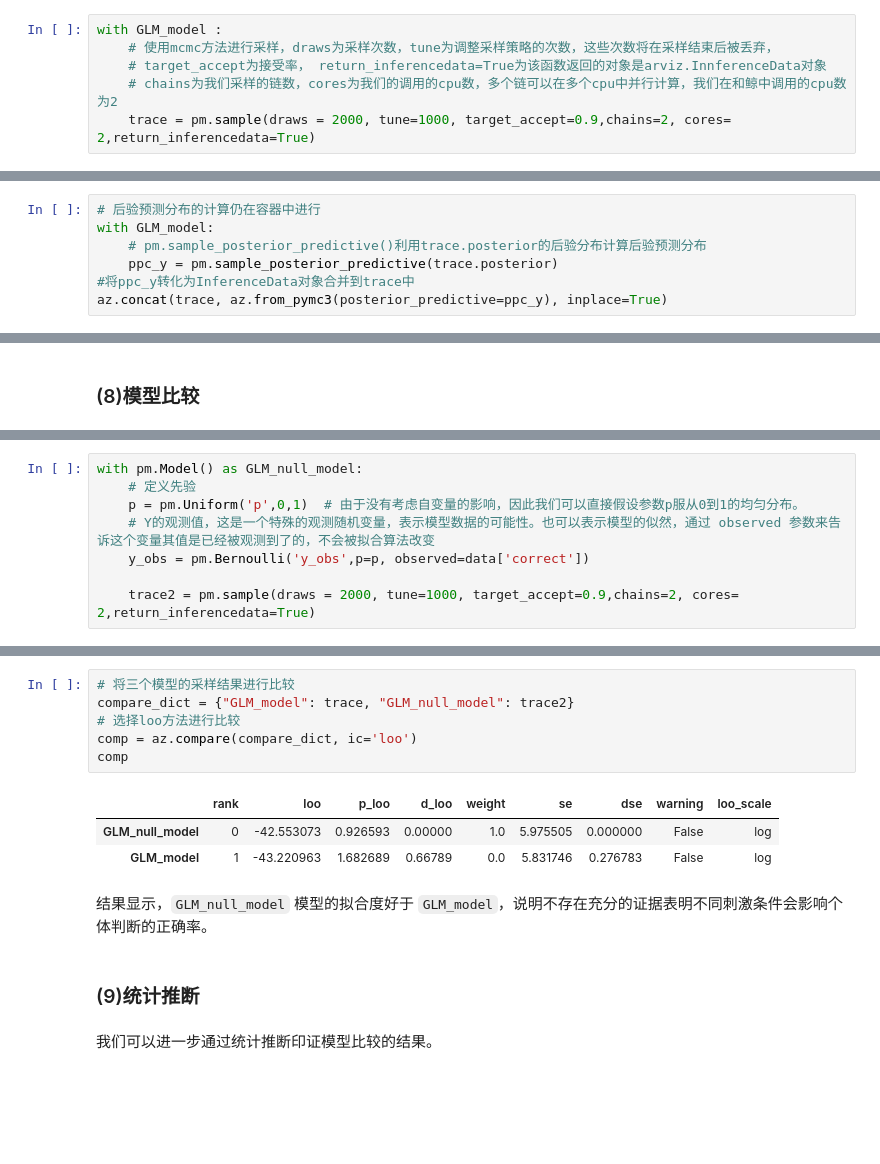
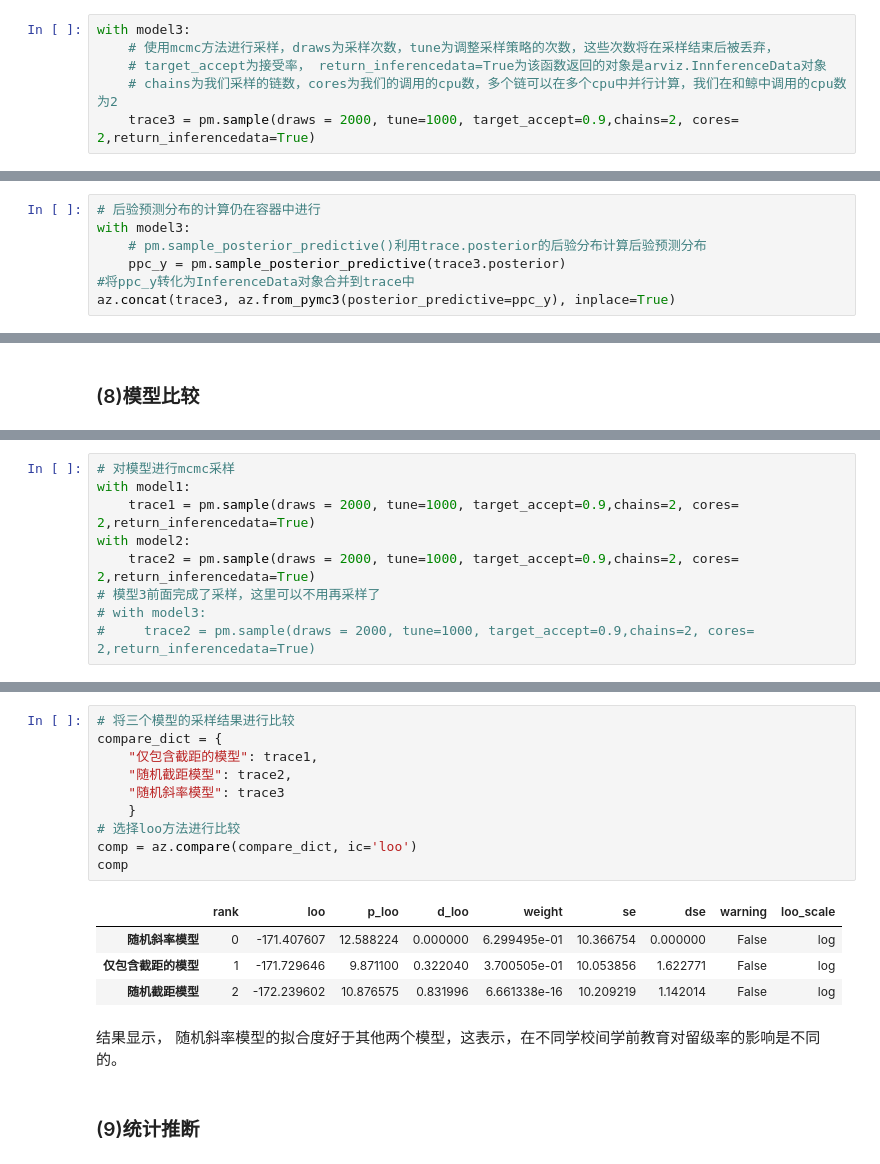
Before and after one commit to Utenna/PyBayesian, a Jupyter notebook: pan/Wanke_1202.ipynb, the cells around one changed output, grey strips where cells are left out. Cells and saved outputs as stored; diff of their text form; blank space fills up the shorter version.

```diff
--- a/pan/Wanke_1202.ipynb
+++ b/pan/Wanke_1202.ipynb
@@ -216,11 +421,11 @@ with pm.Model() as GLM_model:
 
 对采样过程的评估我们会采用目视检查或rhat这个指标
 # %%
-with GLM_model :
+with model3:
     # 使用mcmc方法进行采样，draws为采样次数，tune为调整采样策略的次数，这些次数将在采样结束后被丢弃，
     # target_accept为接受率， return_inferencedata=True为该函数返回的对象是arviz.InnferenceData对象
     # chains为我们采样的链数，cores为我们的调用的cpu数，多个链可以在多个cpu中并行计算，我们在和鲸中调用的cpu数为2
-    trace = pm.sample(draws = 2000, tune=1000, target_accept=0.9,chains=2, cores= 2,return_inferencedata=True)
+    trace3 = pm.sample(draws = 2000, tune=1000, target_accept=0.9,chains=2, cores= 2,return_inferencedata=True)
 # %% [output]
 Auto-assigning NUTS sampler...
 Initializing NUTS using jitter+adapt_diag...
@@ -246,10 +472,10 @@ az.summary(trace, var_names=['alpha','beta'], kind="diagnostics")
 我们会使用后验预测分布通过我们得到的参数生成一批模拟数据，并将其与真实数据进行对比。
 # %%
 # 后验预测分布的计算仍在容器中进行
-with GLM_model:
+with model3:
     # pm.sample_posterior_predictive()利用trace.posterior的后验分布计算后验预测分布
-    ppc_y = pm.sample_posterior_predictive(trace.posterior)
+    ppc_y = pm.sample_posterior_predictive(trace3.posterior)
 #将ppc_y转化为InferenceData对象合并到trace中
-az.concat(trace, az.from_pymc3(posterior_predictive=ppc_y), inplace=True)
+az.concat(trace3, az.from_pymc3(posterior_predictive=ppc_y), inplace=True)
 # %%
 # 绘制后验预测分布
@@ -268,8 +487,0 @@ plt.show()
-# %%
-with pm.Model() as GLM_null_model:
-    # 定义先验
-    p = pm.Uniform('p',0,1)  # 由于没有考虑自变量的影响，因此我们可以直接假设参数p服从0到1的均匀分布。
-    # Y的观测值，这是一个特殊的观测随机变量，表示模型数据的可能性。也可以表示模型的似然，通过 observed 参数来告诉这个变量其值是已经被观测到了的，不会被拟合算法改变
-    y_obs = pm.Bernoulli('y_obs',p=p, observed=data['correct'])
-
-    trace2 = pm.sample(draws = 2000, tune=1000, target_accept=0.9,chains=2, cores= 2,return_inferencedata=True)
@@ -295,0 +493,9 @@ Sampling 2 chains for 1_000 tune and 2_000 draw iterations (2_000 + 4_000 draws
+# %%
+# 对模型进行mcmc采样
+with model1:
+    trace1 = pm.sample(draws = 2000, tune=1000, target_accept=0.9,chains=2, cores= 2,return_inferencedata=True)
+with model2:
+    trace2 = pm.sample(draws = 2000, tune=1000, target_accept=0.9,chains=2, cores= 2,return_inferencedata=True)
+# 模型3前面完成了采样，这里可以不用再采样了
+# with model3:
+#     trace2 = pm.sample(draws = 2000, tune=1000, target_accept=0.9,chains=2, cores= 2,return_inferencedata=True)
@@ -296,16 +523,19 @@ Sampling 2 chains for 1_000 tune and 2_000 draw iterations (2_000 + 4_000 draws
 # %%
 # 将三个模型的采样结果进行比较
-compare_dict = {"GLM_model": trace, "GLM_null_model": trace2}
+compare_dict = {
+    "仅包含截距的模型": trace1,
+    "随机截距模型": trace2,
+    "随机斜率模型": trace3
+    }
 # 选择loo方法进行比较
 comp = az.compare(compare_dict, ic='loo')
 comp
 # %% [output]
 |  | rank | loo | p_loo | d_loo | weight | se | dse | warning | loo_scale |
-| GLM_null_model | 0 | -42.553073 | 0.926593 | 0.00000 | 1.0 | 5.975505 | 0.000000 | False | log |
-| GLM_model | 1 | -43.220963 | 1.682689 | 0.66789 | 0.0 | 5.831746 | 0.276783 | False | log |
+| 随机斜率模型 | 0 | -171.407607 | 12.588224 | 0.000000 | 6.299495e-01 | 10.366754 | 0.000000 | False | log |
+| 仅包含截距的模型 | 1 | -171.729646 | 9.871100 | 0.322040 | 3.700505e-01 | 10.053856 | 1.622771 | False | log |
+| 随机截距模型 | 2 | -172.239602 | 10.876575 | 0.831996 | 6.661338e-16 | 10.209219 | 1.142014 | False | log |
-# %% [markdown]
-结果显示，`GLM_null_model` 模型的拟合度好于 `GLM_model`，说明不存在充分的证据表明不同刺激条件会影响个体判断的正确率。
+# %% [markdown]
+结果显示， 随机斜率模型的拟合度好于其他两个模型，这表示，在不同学校间学前教育对留级率的影响是不同的。
 # %% [markdown]
 ### (9)统计推断
-# %% [markdown]
-我们可以进一步通过统计推断印证模型比较的结果。
```
Also changed, not shown: parts of 108 cells of this notebook, 1 other file.
